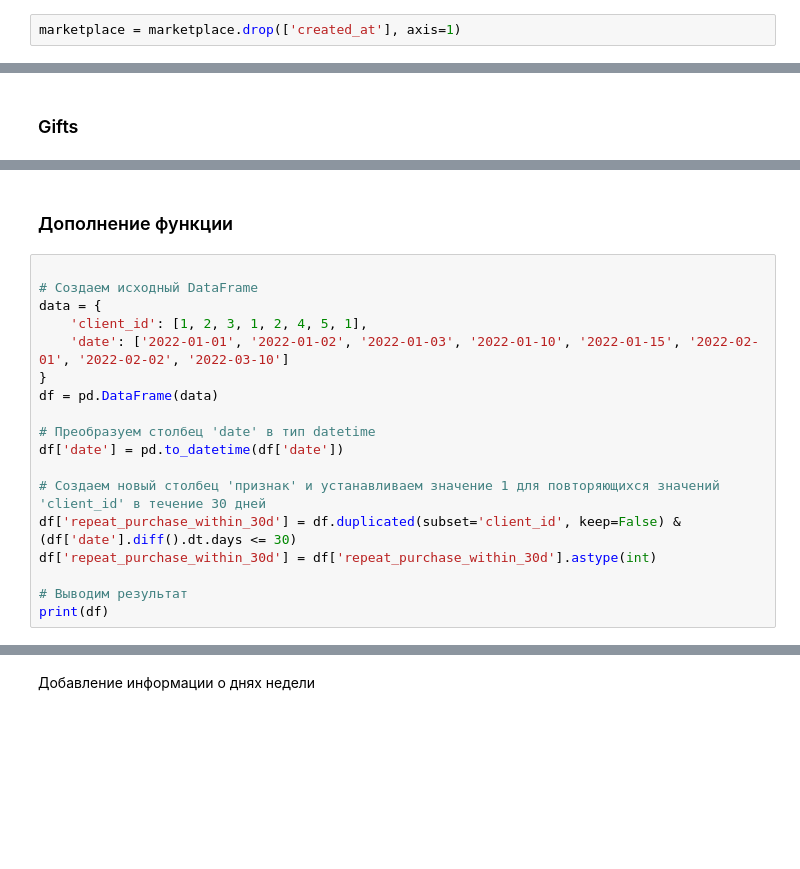
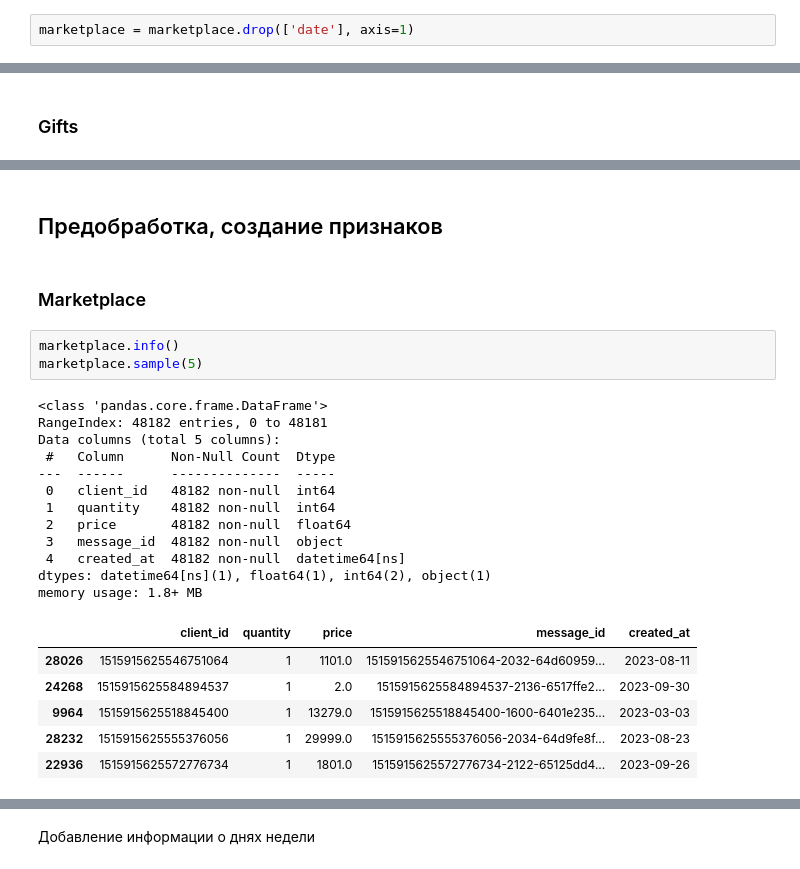
Before and after one commit to denis-42ds/repeat_purchase_forecast, a Jupyter notebook: ecom_forecast.ipynb, the cells around one changed output, grey strips where cells are left out. Drawn from its saved outputs; the diff is of its cells as text; blank space fills up the shorter version.

```diff
--- a/ecom_forecast.ipynb
+++ b/ecom_forecast.ipynb
@@ -216,2 +193,2 @@ print(f"""Количество совпадений в признаках create
 # %%
-marketplace = marketplace.drop(['created_at'], axis=1)
+marketplace = marketplace.drop(['date'], axis=1)
@@ -415,20 +430,26 @@ memory usage: 35.5+ KB
 # %% [markdown]
-### Дополнение функции
+## Предобработка, создание признаков
+# %% [markdown]
+### Marketplace
 # %%
-
-# Создаем исходный DataFrame
-data = {
-    'client_id': [1, 2, 3, 1, 2, 4, 5, 1],
-    'date': ['2022-01-01', '2022-01-02', '2022-01-03', '2022-01-10', '2022-01-15', '2022-02-01', '2022-02-02', '2022-03-10']
-}
-df = pd.DataFrame(data)
-
-# Преобразуем столбец 'date' в тип datetime
-df['date'] = pd.to_datetime(df['date'])
-
-# Создаем новый столбец 'признак' и устанавливаем значение 1 для повторяющихся значений 'client_id' в течение 30 дней
-df['repeat_purchase_within_30d'] = df.duplicated(subset='client_id', keep=False) & (df['date'].diff().dt.days <= 30)
-df['repeat_purchase_within_30d'] = df['repeat_purchase_within_30d'].astype(int)
-
-# Выводим результат
-print(df)
+marketplace.info()
+marketplace.sample(5)
+# %% [output]
+<class 'pandas.core.frame.DataFrame'>
+RangeIndex: 48182 entries, 0 to 48181
+Data columns (total 5 columns):
+ #   Column      Non-Null Count  Dtype
+---  ------      --------------  -----
+ 0   client_id   48182 non-null  int64
+ 1   quantity    48182 non-null  int64
+ 2   price       48182 non-null  float64
+ 3   message_id  48182 non-null  object
+ 4   created_at  48182 non-null  datetime64[ns]
+dtypes: datetime64[ns](1), float64(1), int64(2), object(1)
+memory usage: 1.8+ MB
+|  | client_id | quantity | price | message_id | created_at |
+| 28026 | 1515915625546751064 | 1 | 1101.0 | 1515915625546751064-2032-64d60959... | 2023-08-11 |
+| 24268 | 1515915625584894537 | 1 | 2.0 | 1515915625584894537-2136-6517ffe2... | 2023-09-30 |
+| 9964 | 1515915625518845400 | 1 | 13279.0 | 1515915625518845400-1600-6401e235... | 2023-03-03 |
+| 28232 | 1515915625555376056 | 1 | 29999.0 | 1515915625555376056-2034-64d9fe8f... | 2023-08-23 |
+| 22936 | 1515915625572776734 | 1 | 1801.0 | 1515915625572776734-2122-65125dd4... | 2023-09-26 |
```
Also changed, not shown: parts of 26 cells of this notebook, 1 other file.
